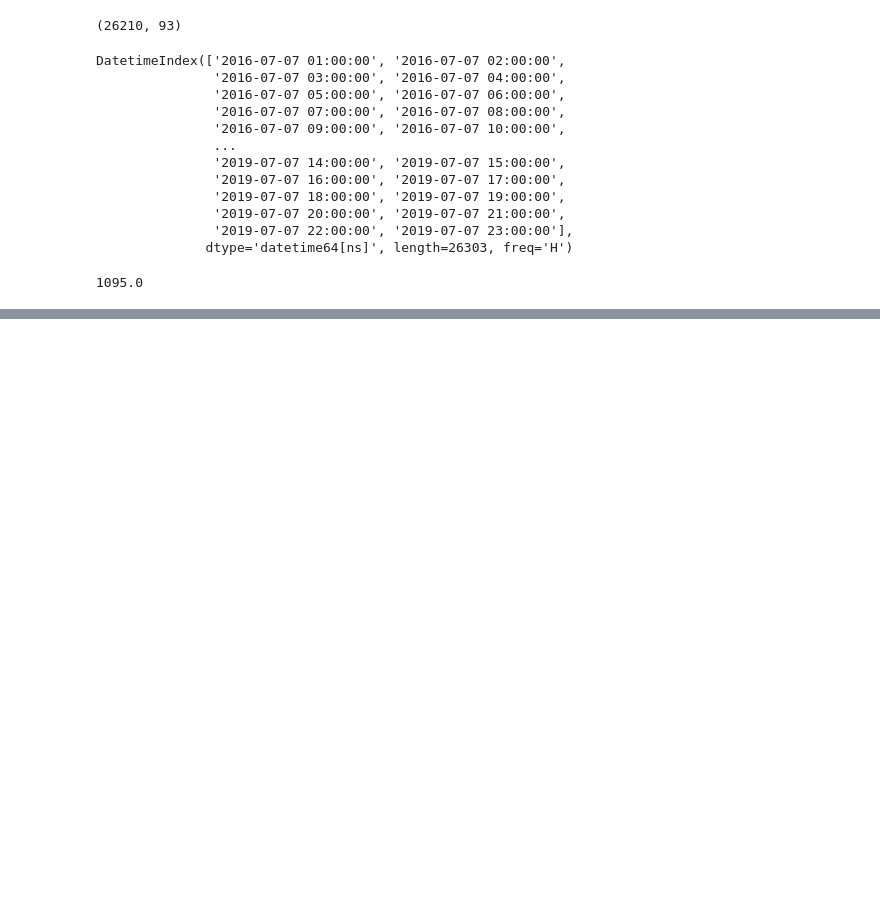
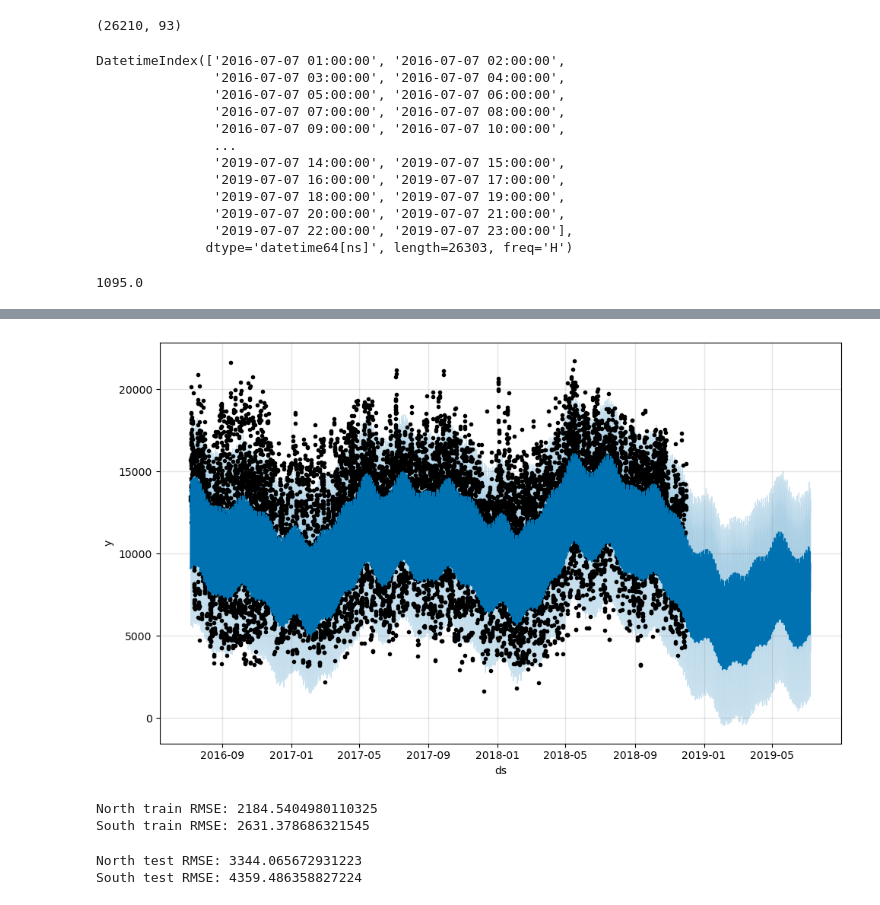
Before and after one commit to JacksonCorley/water_well_pump_optimization, a Jupyter notebook: demand.ipynb, the cells around one changed output, grey strips where cells are left out. Drawn from its saved outputs; the diff is of its cells as text; code cells hidden in the pictures; blank space fills up the shorter version.

```diff
--- a/demand.ipynb
+++ b/demand.ipynb
@@ -186,0 +189,18 @@ m = forecast(final_data)
+# %%
+m_s.plot(s_fcst);
+# %% [output]
+[figure, added]
+# %%
+# in sample
+print(f"North train RMSE: {np.sqrt(mean_squared_error(train['north_total_flow'], n_fcst.iloc[:len(train),:]['yhat']))}")
+print(f"South train RMSE: {np.sqrt(mean_squared_error(train['south_total_flow'], s_fcst.iloc[:len(train),:]['yhat']))}")
+# %% [output]
+North train RMSE: 2184.5404980110325
+South train RMSE: 2631.378686321545
+# %%
+# OOS
+print(f"North test RMSE: {np.sqrt(mean_squared_error(test['north_total_flow'], n_fcst.iloc[-len(test):,:]['yhat']))}")
+print(f"South test RMSE: {np.sqrt(mean_squared_error(test['south_total_flow'], s_fcst.iloc[-len(test):,:]['yhat']))}")
+# %% [output]
+North test RMSE: 3344.065672931223
+South test RMSE: 4359.486358827224
```
Also changed, not shown: parts of 51 cells of this notebook.
